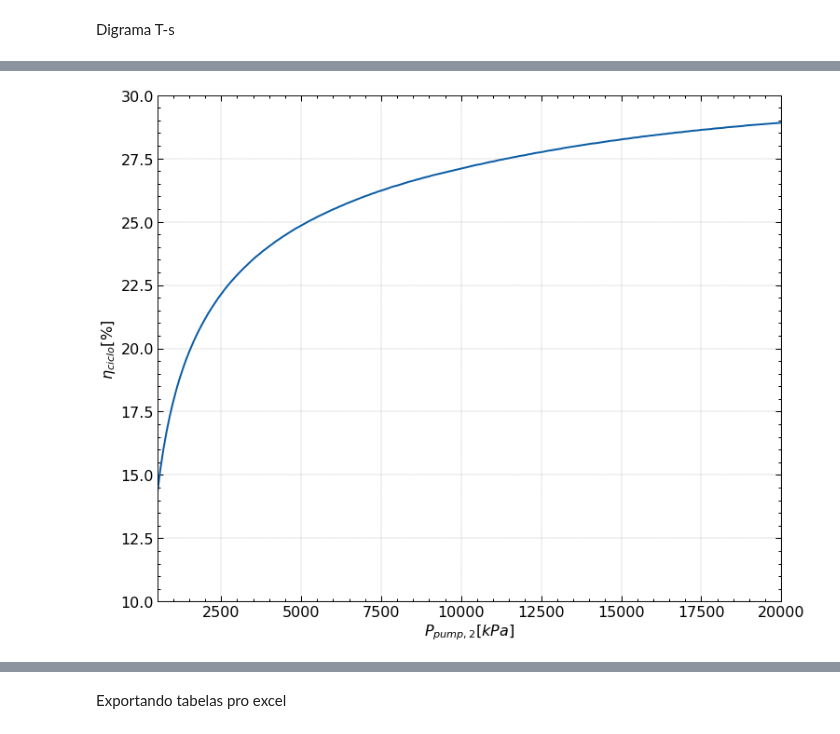
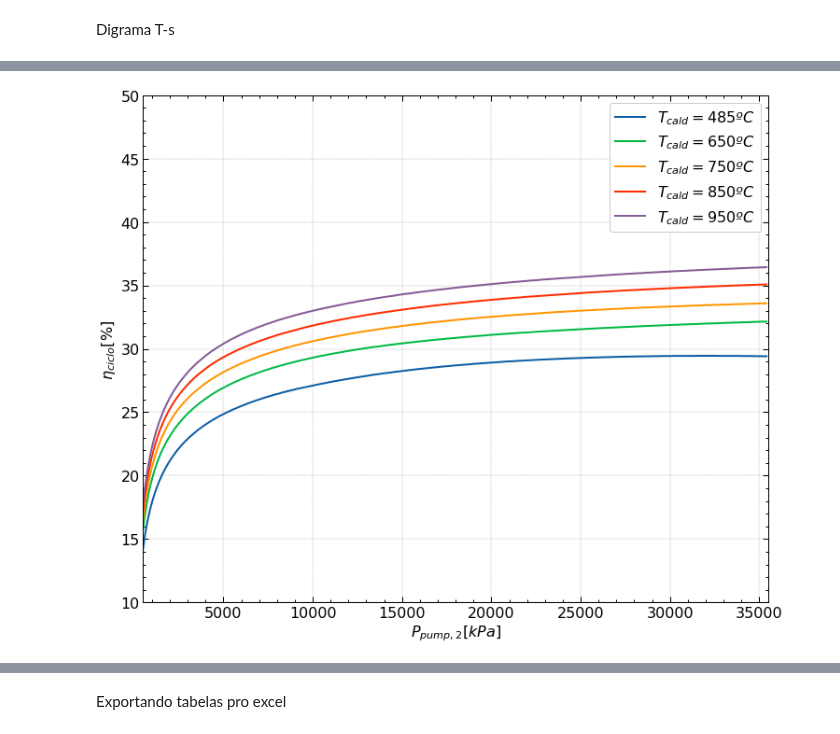
Before and after one commit to luaneng/gdv, a Jupyter notebook: projeto/main.ipynb, the cells around one changed output, grey strips where cells are left out. Drawn from its saved outputs; the diff is of its cells as text; code cells hidden in the pictures.

```diff
--- a/projeto/main.ipynb
+++ b/projeto/main.ipynb
@@ -500,25 +500,35 @@ plt.plot()
 # %%
-pressure = arange(500, 20000+100, 100)
-temper = arange(300, 1000+84, 4)
+pressure = arange(500, 35000+500, 100)
+temper = arange(300, 1700, 4)
 
 array_n_t1 = []
-array_n_p1 = []
-array_n = []
+array_n_t650 = []
+array_n_t750 = []
+array_n_t850 = []
+array_n_t950 = []
+
 
 for c in range(len(pressure)):
     array_n_t1.append(n_ciclo(p=pressure[c], t=temperatura_k[0]))
-    array_n_p1.append(n_ciclo(p=P[0], t=temper[c]))
-    array_n.append(n_ciclo(p=pressure[c], t=temper[c]))
+    array_n_t650.append(n_ciclo(p=pressure[c], t=923.15))
+    array_n_t750.append(n_ciclo(p=pressure[c], t=1023.15))
+    array_n_t850.append(n_ciclo(p=pressure[c], t=1123.15))
+    array_n_t950.append(n_ciclo(p=pressure[c], t=1223.15))
 # %%
 plt.style.use(['science', 'notebook', 'grid'])
 # %%
 plt.figure(figsize=(12, 10))
-plt.plot(pressure, array_n_t1)
-plt.xlim(500, 20000)
-plt.ylim(10, 30)
+plt.plot(pressure, array_n_t1, label=r'$T_{cald}=485ºC$')
+plt.plot(pressure, array_n_t650, label=r'$T_{cald}=650ºC$')
+plt.plot(pressure, array_n_t750, label=r'$T_{cald}=750ºC$')
+plt.plot(pressure, array_n_t850, label=r'$T_{cald}=850ºC$')
+plt.plot(pressure, array_n_t950, label=r'$T_{cald}=950ºC$')
+plt.xlim(500, 35000+500)
+plt.ylim(10, 50)
 plt.ylabel(r'$\eta_{ciclo}$[%]')
 plt.xlabel(r'$P_{pump, 2} [kPa]$')
 plt.grid(ls='--', lw=0.3)
+plt.legend()
 plt.show()
 # %% [output]
-[figure, old version]
+[figure, new version]
```
Also changed, not shown: parts of 4 cells of this notebook, 1 other file.
